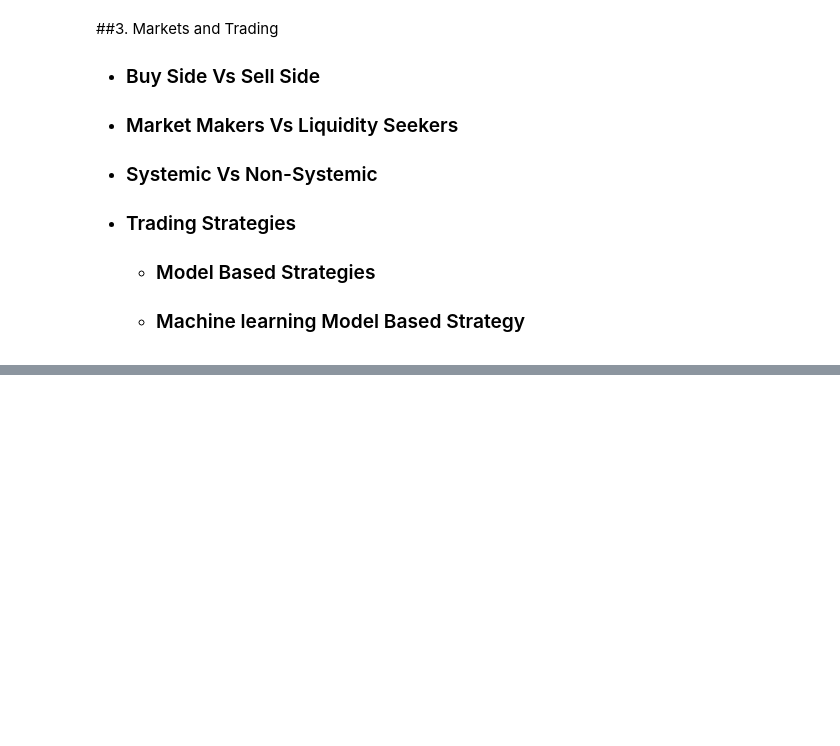
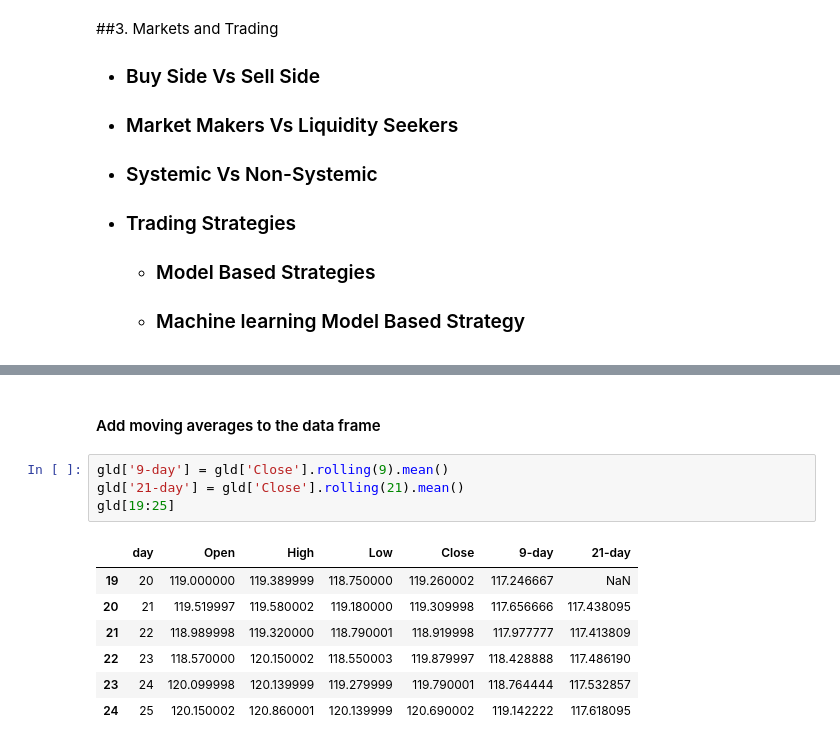
Before and after one commit to ukaserge/AlgoTrading, a Jupyter notebook: Lecture_2.ipynb, the cells around one changed output, grey strips where cells are left out. Drawn from its saved outputs; the diff is of its cells as text; blank space fills up the shorter version.

```diff
--- a/Lecture_2.ipynb
+++ b/Lecture_2.ipynb
@@ -44,0 +91,14 @@
+# %% [markdown]
+#### Add moving averages to the data frame
+# %%
+gld['9-day'] = gld['Close'].rolling(9).mean()
+gld['21-day'] = gld['Close'].rolling(21).mean()
+gld[19:25]
+# %% [output]
+|  | day | Open | High | Low | Close | 9-day | 21-day |
+| 19 | 20 | 119.000000 | 119.389999 | 118.750000 | 119.260002 | 117.246667 | NaN |
+| 20 | 21 | 119.519997 | 119.580002 | 119.180000 | 119.309998 | 117.656666 | 117.438095 |
+| 21 | 22 | 118.989998 | 119.320000 | 118.790001 | 118.919998 | 117.977777 | 117.413809 |
+| 22 | 23 | 118.570000 | 120.150002 | 118.550003 | 119.879997 | 118.428888 | 117.486190 |
+| 23 | 24 | 120.099998 | 120.139999 | 119.279999 | 119.790001 | 118.764444 | 117.532857 |
+| 24 | 25 | 120.150002 | 120.860001 | 120.139999 | 120.690002 | 119.142222 | 117.618095 |
```
Also changed, not shown: parts of 17 cells of this notebook.
